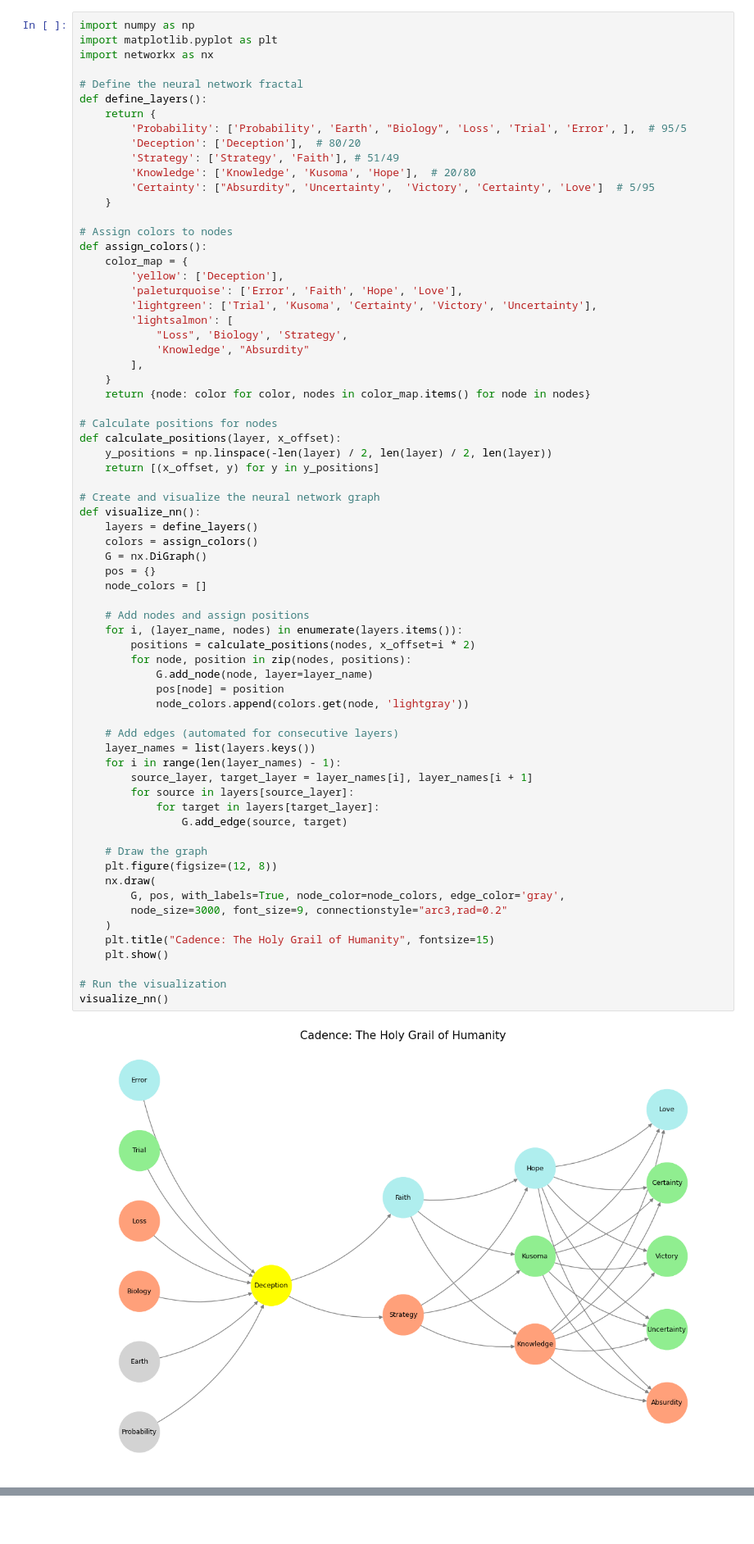
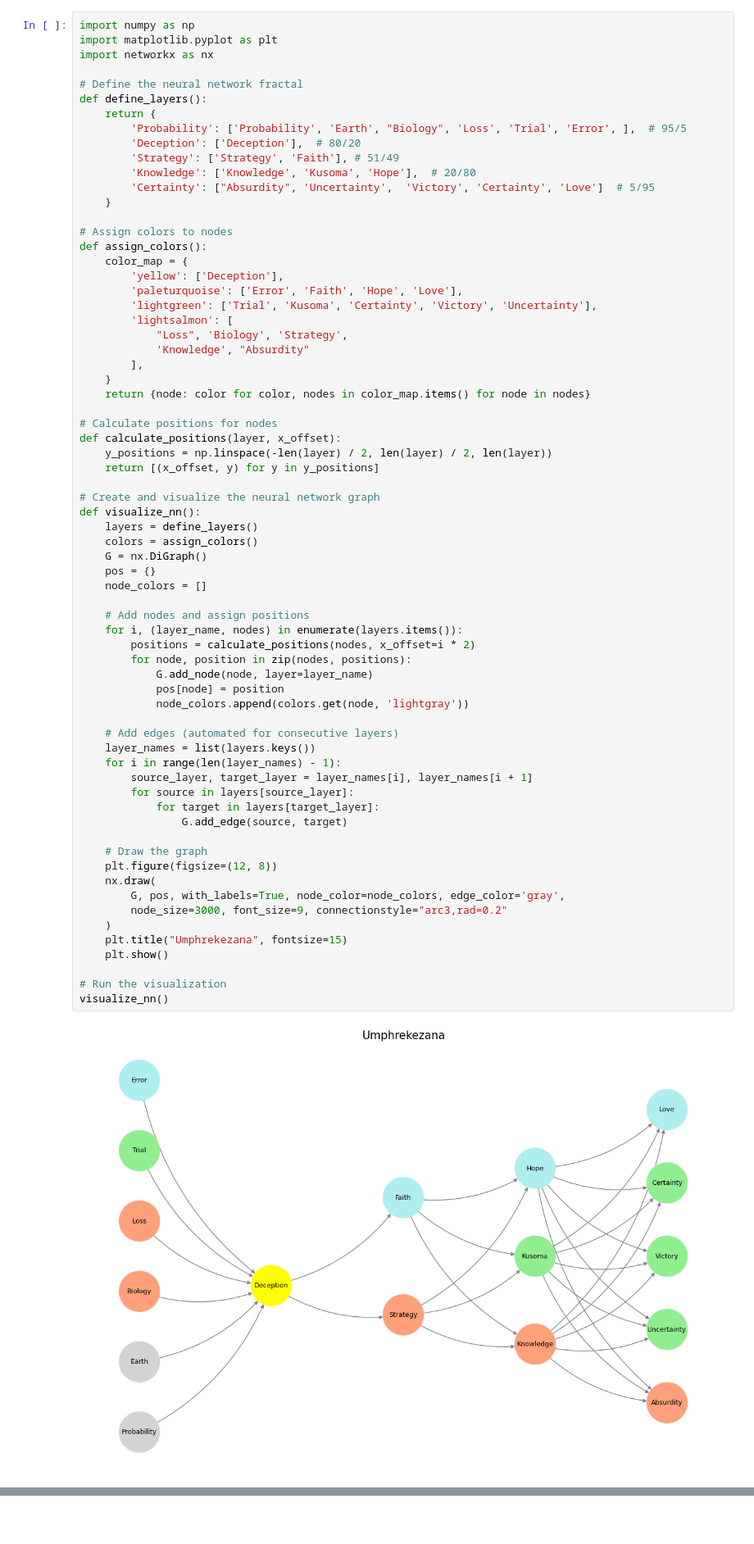
Before and after one commit to abikesa/oil, a Jupyter notebook: kitabo/ensi/_build/jupyter_execute/act3/part2/part2_2.ipynb, the cells around one changed output, grey strips where cells are left out. Shown at 82% size. Drawn from its saved outputs; the diff is of its cells as text.

````diff
--- a/kitabo/ensi/_build/jupyter_execute/act3/part2/part2_2.ipynb
+++ b/kitabo/ensi/_build/jupyter_execute/act3/part2/part2_2.ipynb
@@ -64,35 +64,35 @@ def visualize_nn():
     pos = {}
     node_colors = []
 
     # Add nodes and assign positions
     for i, (layer_name, nodes) in enumerate(layers.items()):
         positions = calculate_positions(nodes, x_offset=i * 2)
         for node, position in zip(nodes, positions):
             G.add_node(node, layer=layer_name)
             pos[node] = position
             node_colors.append(colors.get(node, 'lightgray'))
 
     # Add edges (automated for consecutive layers)
     layer_names = list(layers.keys())
     for i in range(len(layer_names) - 1):
         source_layer, target_layer = layer_names[i], layer_names[i + 1]
         for source in layers[source_layer]:
             for target in layers[target_layer]:
                 G.add_edge(source, target)
 
     # Draw the graph
     plt.figure(figsize=(12, 8))
     nx.draw(
         G, pos, with_labels=True, node_color=node_colors, edge_color='gray',
         node_size=3000, font_size=9, connectionstyle="arc3,rad=0.2"
     )
-    plt.title("Cadence: The Holy Grail of Humanity", fontsize=15)
+    plt.title("Umphrekezana", fontsize=15)
     plt.show()
 
 # Run the visualization
 visualize_nn()
 # %% [output]
-[figure, old version]
+[figure, new version]
 # %% [markdown]
 ```{figure} ../../figures/blanche.*
 ---
````
Also changed, not shown: 8 other files.
